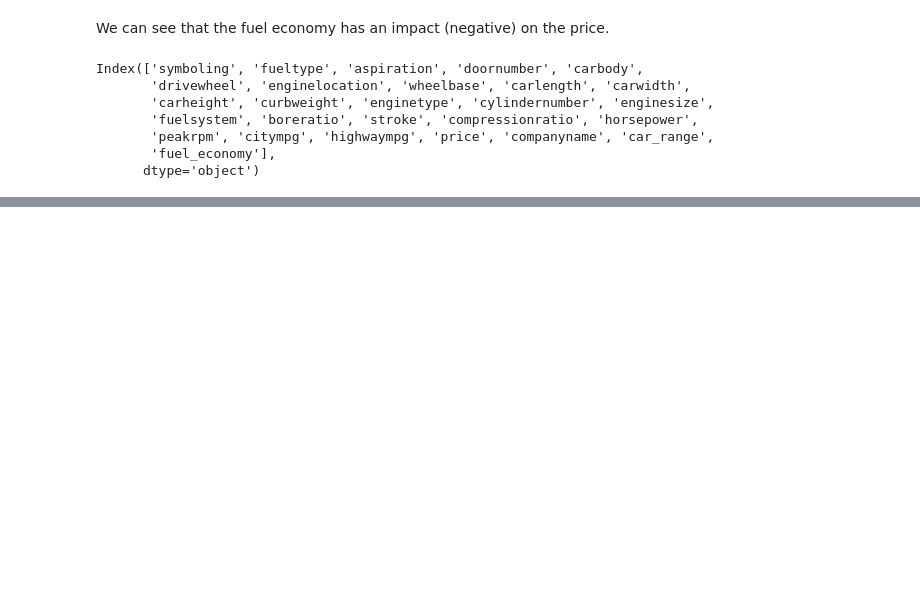
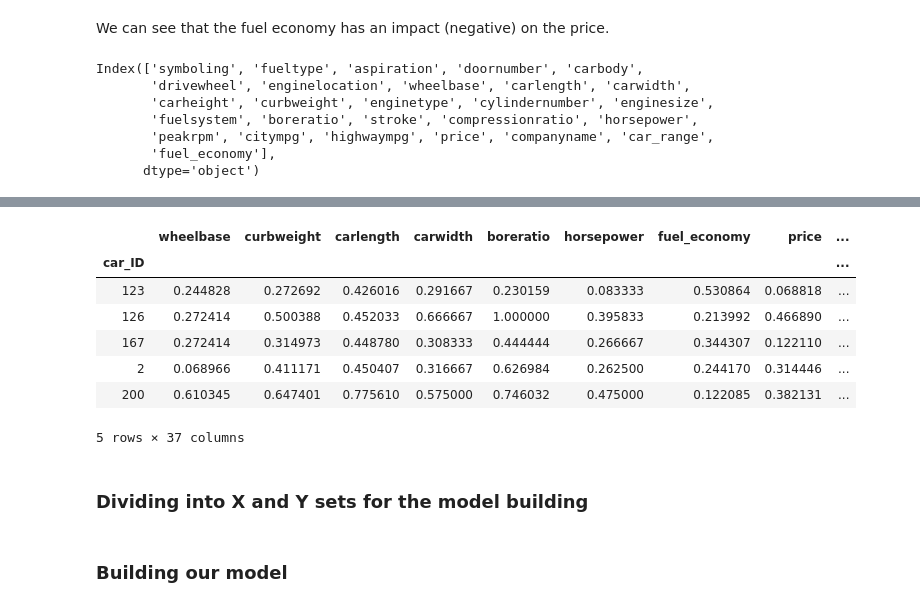
Before and after one commit to ashwanikumar04/car-sales-assignment, a Jupyter notebook: car_sales_assignment.ipynb, the cells around one changed output, grey strips where cells are left out. Drawn from its saved outputs; the diff is of its cells as text; code cells hidden in the pictures; blank space fills up the shorter version.

```diff
--- a/car_sales_assignment.ipynb
+++ b/car_sales_assignment.ipynb
@@ -666,0 +704,22 @@ heat_map(car_sales_model)
+# %%
+# Apply scaler() to all the columns except the 'yes-no' and 'dummy' variables
+num_vars = [
+    'wheelbase', 'curbweight', 'carwidth', 'carlength', 'boreratio',
+    'horsepower', 'fuel_economy', 'price'
+]
+
+car_sales_model_train[num_vars] = scaler.fit_transform(
+    car_sales_model_train[num_vars])
+
+car_sales_model_train.head()
+# %% [output]
+|  | wheelbase | curbweight | carlength | carwidth | boreratio | horsepower | fuel_economy | price | ... |
+| car_ID |  |  |  |  |  |  |  |  | ... |
+| 123 | 0.244828 | 0.272692 | 0.426016 | 0.291667 | 0.230159 | 0.083333 | 0.530864 | 0.068818 | ... |
+| 126 | 0.272414 | 0.500388 | 0.452033 | 0.666667 | 1.000000 | 0.395833 | 0.213992 | 0.466890 | ... |
+| 167 | 0.272414 | 0.314973 | 0.448780 | 0.308333 | 0.444444 | 0.266667 | 0.344307 | 0.122110 | ... |
+| 2 | 0.068966 | 0.411171 | 0.450407 | 0.316667 | 0.626984 | 0.262500 | 0.244170 | 0.314446 | ... |
+| 200 | 0.610345 | 0.647401 | 0.775610 | 0.575000 | 0.746032 | 0.475000 | 0.122085 | 0.382131 | ... |
+5 rows × 37 columns
+# %% [markdown]
+### Dividing into X and Y sets for the model building
@@ -666,0 +729,2 @@ heat_map(car_sales_model)
+# %% [markdown]
+### Building our model
```
Also changed, not shown: parts of 39 cells of this notebook.
